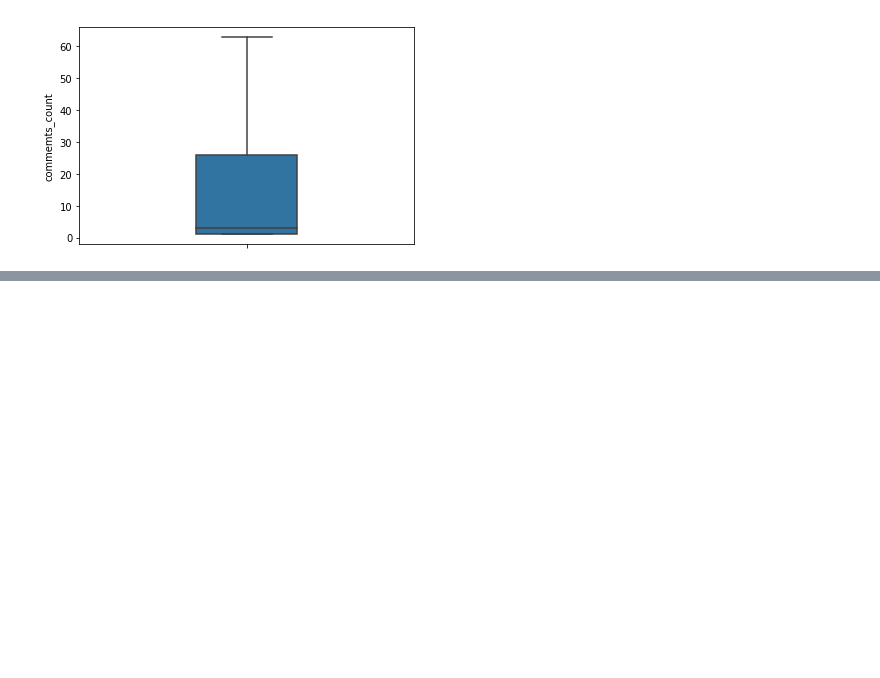
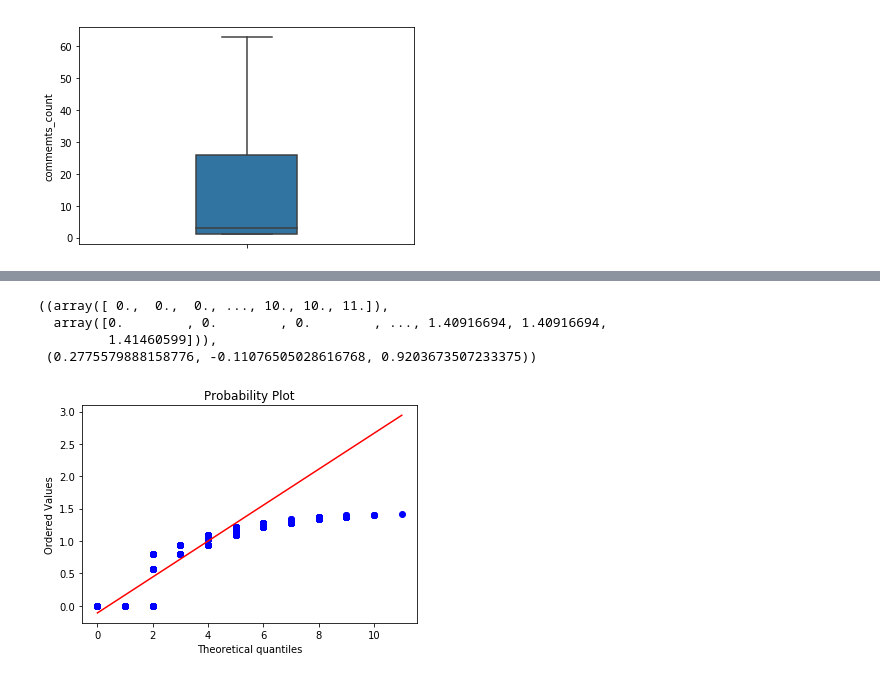
Before and after one commit to yungyong/coursework-HSE-2019, a Jupyter notebook: Hacker_News_json_dump_analysis.ipynb, the cells around one changed output, grey strips where cells are left out. Cells and saved outputs as stored; diff of their text form; code cells hidden in the pictures; blank space fills up the shorter version.

```diff
--- a/Hacker_News_json_dump_analysis.ipynb
+++ b/Hacker_News_json_dump_analysis.ipynb
@@ -390,0 +412,9 @@ sns.boxplot(fin_df[(fin_df['commemts_count']>0)&(fin_df['type']=='story')]['comm
+# %%
+a, ax1 = plt.subplots()
+stats.probplot(rc_bc, dist=stats.poisson(2), plot=ax1)
+# %% [output]
+((array([ 0.,  0.,  0., ..., 10., 10., 11.]),
+  array([0.        , 0.        , 0.        , ..., 1.40916694, 1.40916694,
+         1.41460599])),
+ (0.2775579888158776, -0.11076505028616768, 0.9203673507233375))
+[figure, added]
```
Also changed, not shown: parts of 18 cells of this notebook, 1 other file.
